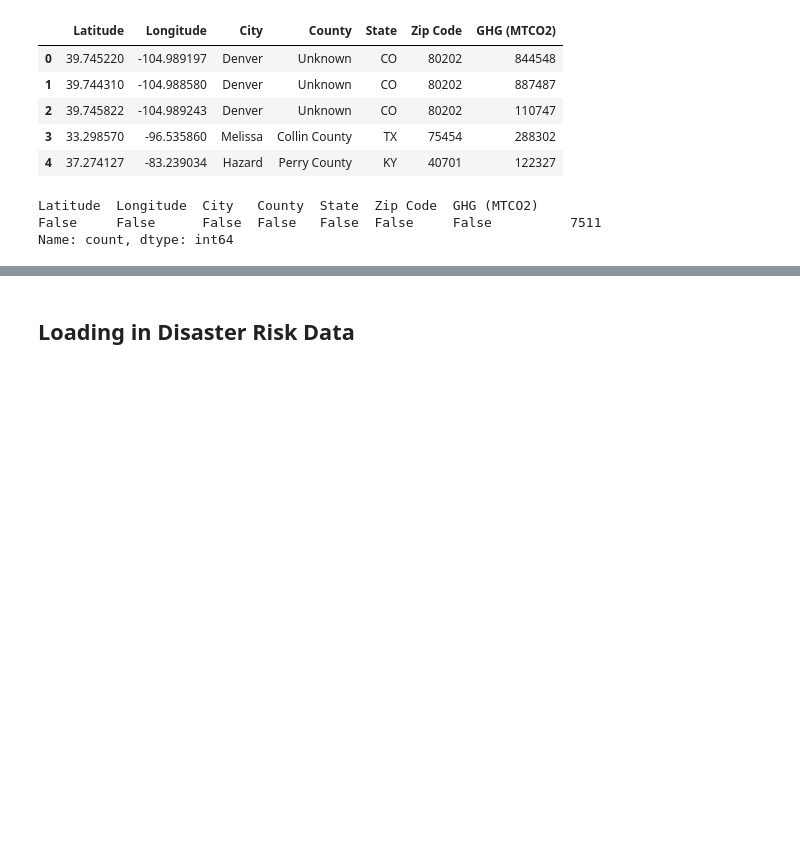
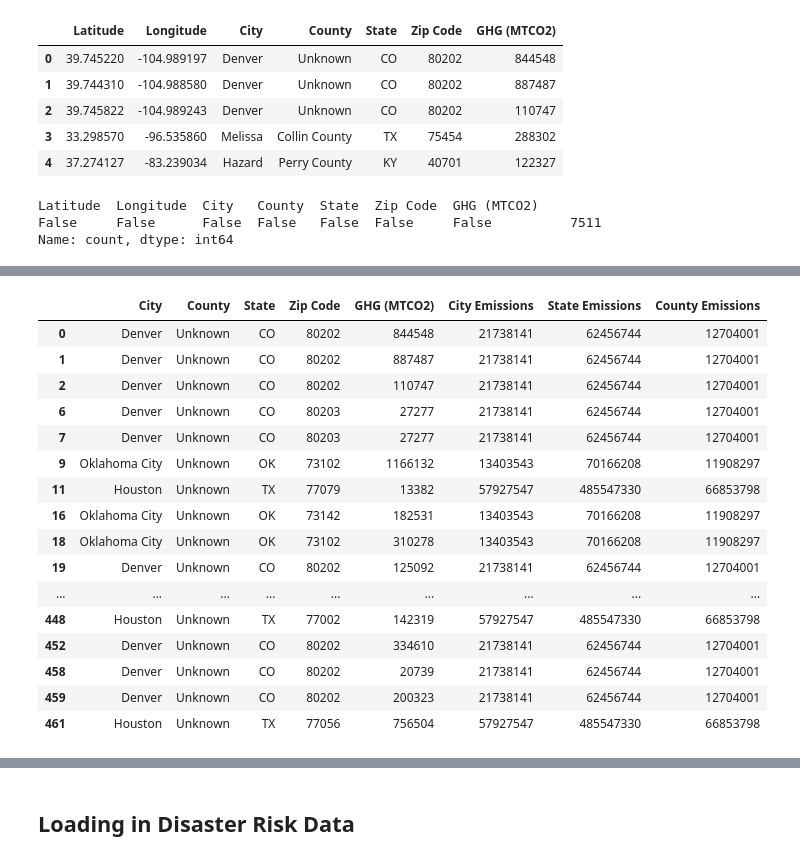
Before and after one commit to sabrinasayed99/Data_Center_Sites, a Jupyter notebook: joining_data.ipynb, the cells around one changed output, grey strips where cells are left out. Cells and saved outputs as stored; diff of their text form; code cells hidden in the pictures; blank space fills up the shorter version.

```diff
--- a/joining_data.ipynb
+++ b/joining_data.ipynb
@@ -1216,0 +1242,20 @@ emissions.head()
+# %%
+emissions[emissions['County'] == 'Unknown'].head(50)
+# %% [output]
+|  | City | County | State | Zip Code | GHG (MTCO2) | City Emissions | State Emissions | County Emissions |
+| 0 | Denver | Unknown | CO | 80202 | 844548 | 21738141 | 62456744 | 12704001 |
+| 1 | Denver | Unknown | CO | 80202 | 887487 | 21738141 | 62456744 | 12704001 |
+| 2 | Denver | Unknown | CO | 80202 | 110747 | 21738141 | 62456744 | 12704001 |
+| 6 | Denver | Unknown | CO | 80203 | 27277 | 21738141 | 62456744 | 12704001 |
+| 7 | Denver | Unknown | CO | 80203 | 27277 | 21738141 | 62456744 | 12704001 |
+| 9 | Oklahoma City | Unknown | OK | 73102 | 1166132 | 13403543 | 70166208 | 11908297 |
+| 11 | Houston | Unknown | TX | 77079 | 13382 | 57927547 | 485547330 | 66853798 |
+| 16 | Oklahoma City | Unknown | OK | 73142 | 182531 | 13403543 | 70166208 | 11908297 |
+| 18 | Oklahoma City | Unknown | OK | 73102 | 310278 | 13403543 | 70166208 | 11908297 |
+| 19 | Denver | Unknown | CO | 80202 | 125092 | 21738141 | 62456744 | 12704001 |
+| ... | ... | ... | ... | ... | ... | ... | ... | ... |
+| 448 | Houston | Unknown | TX | 77002 | 142319 | 57927547 | 485547330 | 66853798 |
+| 452 | Denver | Unknown | CO | 80202 | 334610 | 21738141 | 62456744 | 12704001 |
+| 458 | Denver | Unknown | CO | 80202 | 20739 | 21738141 | 62456744 | 12704001 |
+| 459 | Denver | Unknown | CO | 80202 | 200323 | 21738141 | 62456744 | 12704001 |
+| 461 | Houston | Unknown | TX | 77056 | 756504 | 57927547 | 485547330 | 66853798 |
```
Also changed, not shown: parts of 70 cells of this notebook, 1 other file.
